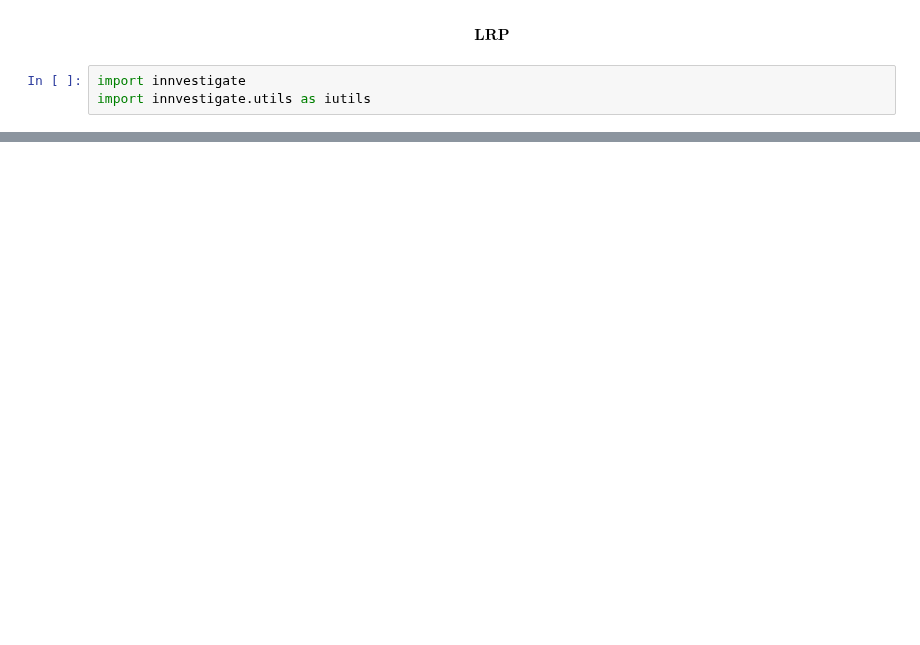
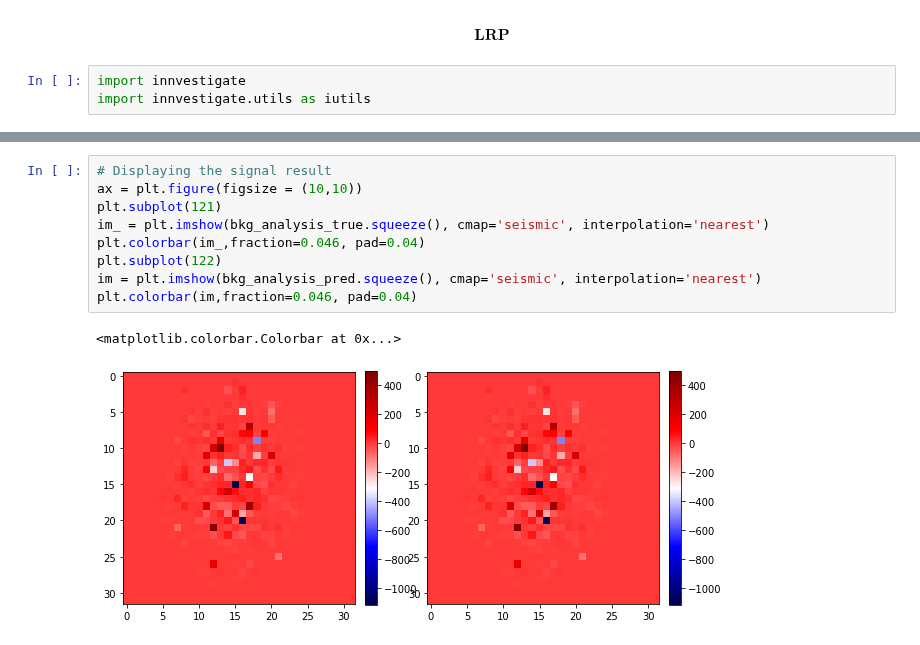
Before and after one commit to mdmorris/CNNsimple, a Jupyter notebook: CNN_sparse_classifier.ipynb, the cells around one changed output, grey strips where cells are left out. Drawn from its saved outputs; the diff is of its cells as text; blank space fills up the shorter version.

```diff
--- a/CNN_sparse_classifier.ipynb
+++ b/CNN_sparse_classifier.ipynb
@@ -291,0 +317,12 @@ plt.show()
+# %%
+# Displaying the signal result
+ax = plt.figure(figsize = (10,10))
+plt.subplot(121)
+im_ = plt.imshow(bkg_analysis_true.squeeze(), cmap='seismic', interpolation='nearest')
+plt.colorbar(im_,fraction=0.046, pad=0.04)
+plt.subplot(122)
+im = plt.imshow(bkg_analysis_pred.squeeze(), cmap='seismic', interpolation='nearest')
+plt.colorbar(im,fraction=0.046, pad=0.04)
+# %% [output]
+<matplotlib.colorbar.Colorbar at 0x...>
+[figure, added]
```
Also changed, not shown: parts of 12 cells of this notebook.
